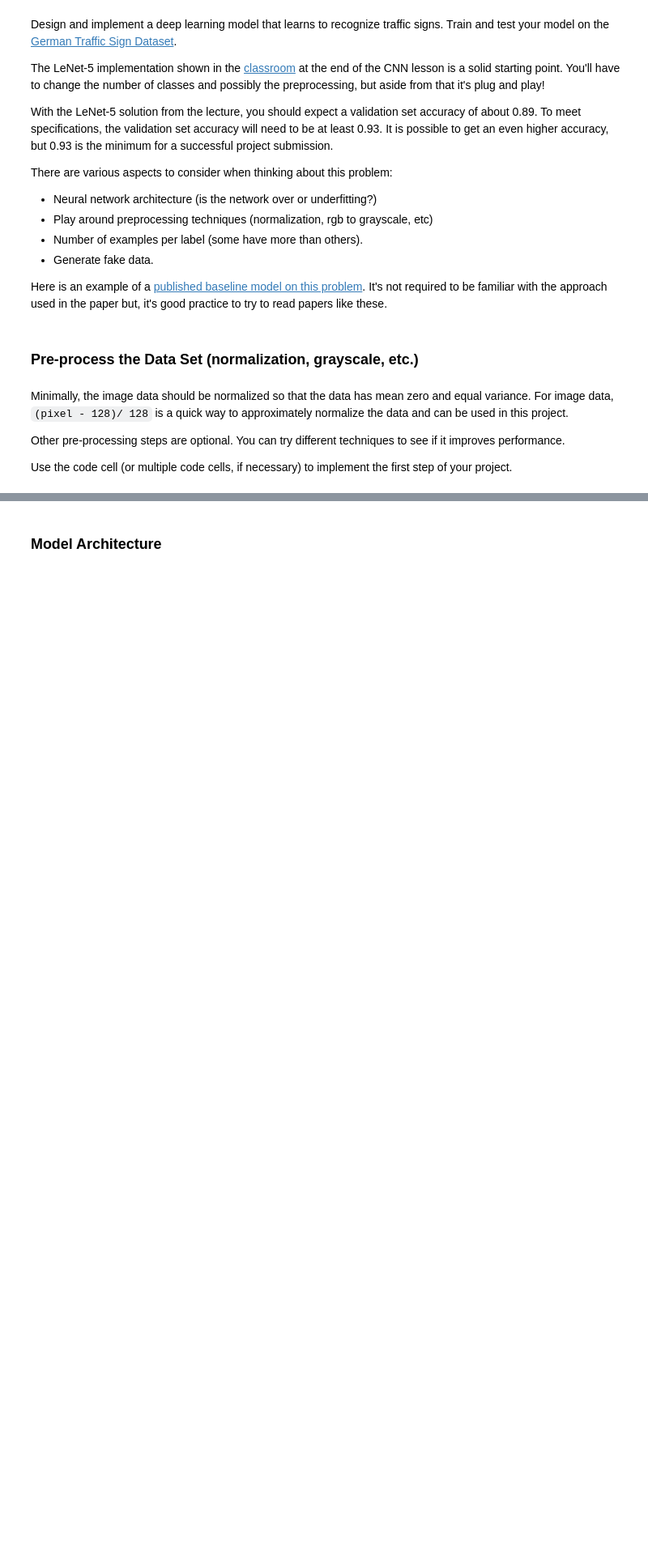
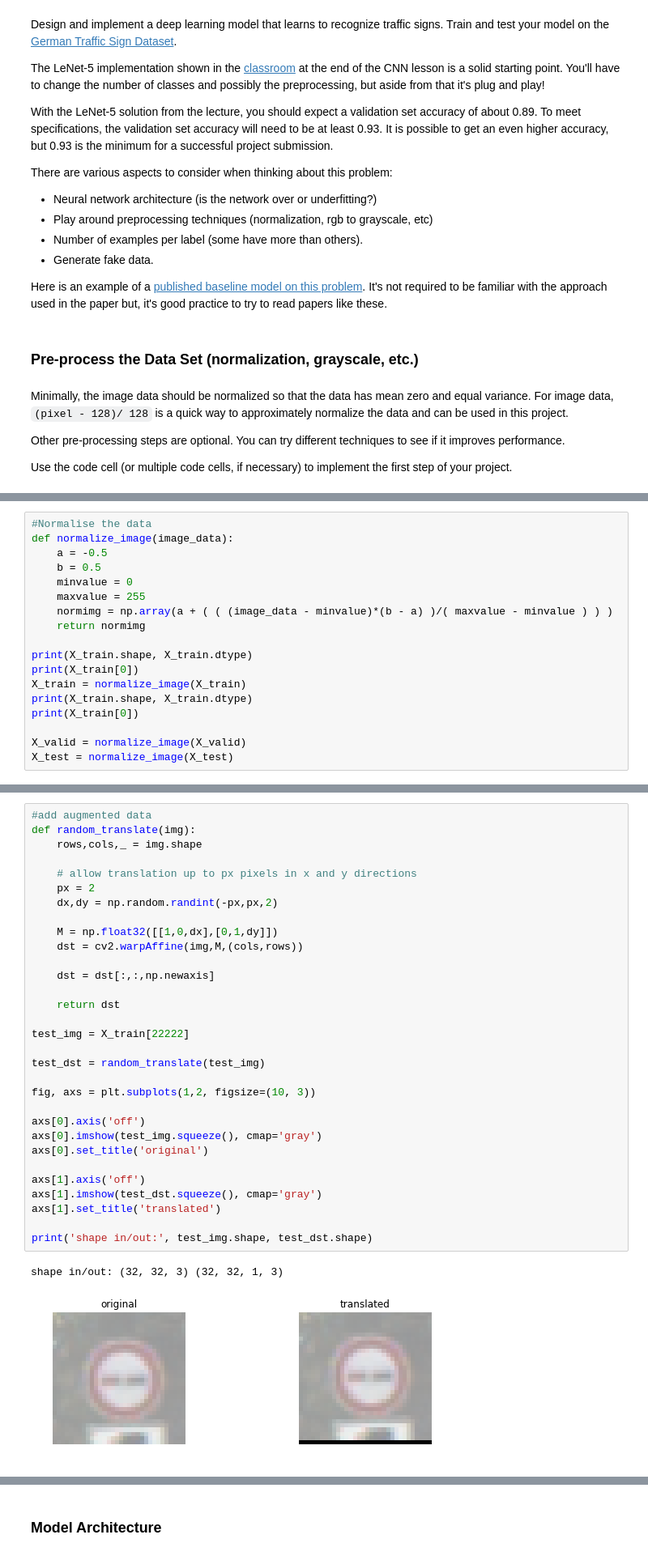
Before and after one commit to pomeroyd/project2_r1p0, a Jupyter notebook: Traffic_Sign_Classifier.ipynb, the cells around one changed output, grey strips where cells are left out. Shown: that part at 81% size. Drawn from its saved outputs; the diff is of its cells as text; blank space fills up the shorter version.

Commit message:
added normalised and colour

```diff
--- a/Traffic_Sign_Classifier.ipynb
+++ b/Traffic_Sign_Classifier.ipynb
@@ -222 +262,19 @@ BATCH_SIZE = 50
 finished preprocessing the data
+# %%
+#Normalise the data
+def normalize_image(image_data):
+    a = -0.5
+    b = 0.5
+    minvalue = 0
+    maxvalue = 255
+    normimg = np.array(a + ( ( (image_data - minvalue)*(b - a) )/( maxvalue - minvalue ) ) )
+    return normimg
+
+print(X_train.shape, X_train.dtype)
+print(X_train[0])
+X_train = normalize_image(X_train)
+print(X_train.shape, X_train.dtype)
+print(X_train[0])
+
+X_valid = normalize_image(X_valid)
+X_test = normalize_image(X_test)
@@ -222,0 +299,34 @@ finished preprocessing the data
+# %%
+#add augmented data
+def random_translate(img):
+    rows,cols,_ = img.shape
+
+    # allow translation up to px pixels in x and y directions
+    px = 2
+    dx,dy = np.random.randint(-px,px,2)
+
+    M = np.float32([[1,0,dx],[0,1,dy]])
+    dst = cv2.warpAffine(img,M,(cols,rows))
+
+    dst = dst[:,:,np.newaxis]
+
+    return dst
+
+test_img = X_train[22222]
+
+test_dst = random_translate(test_img)
+
+fig, axs = plt.subplots(1,2, figsize=(10, 3))
+
+axs[0].axis('off')
+axs[0].imshow(test_img.squeeze(), cmap='gray')
+axs[0].set_title('original')
+
+axs[1].axis('off')
+axs[1].imshow(test_dst.squeeze(), cmap='gray')
+axs[1].set_title('translated')
+
+print('shape in/out:', test_img.shape, test_dst.shape)
+# %% [output]
+shape in/out: (32, 32, 3) (32, 32, 1, 3)
+[figure, added]
```
Also changed, not shown: parts of 13 cells of this notebook.
